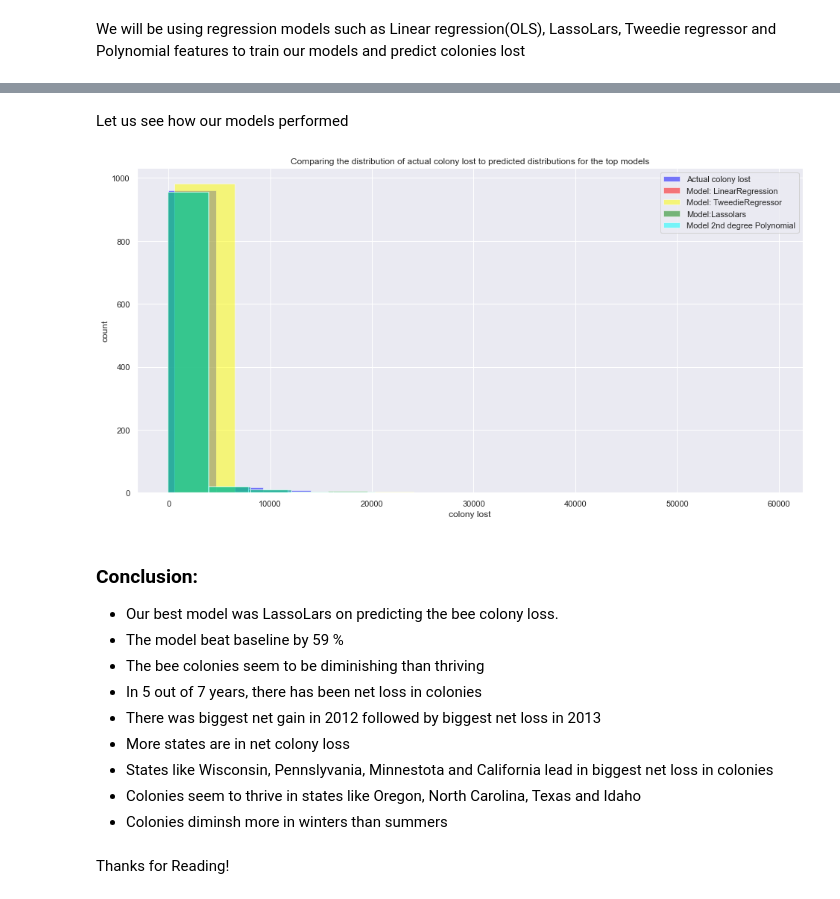
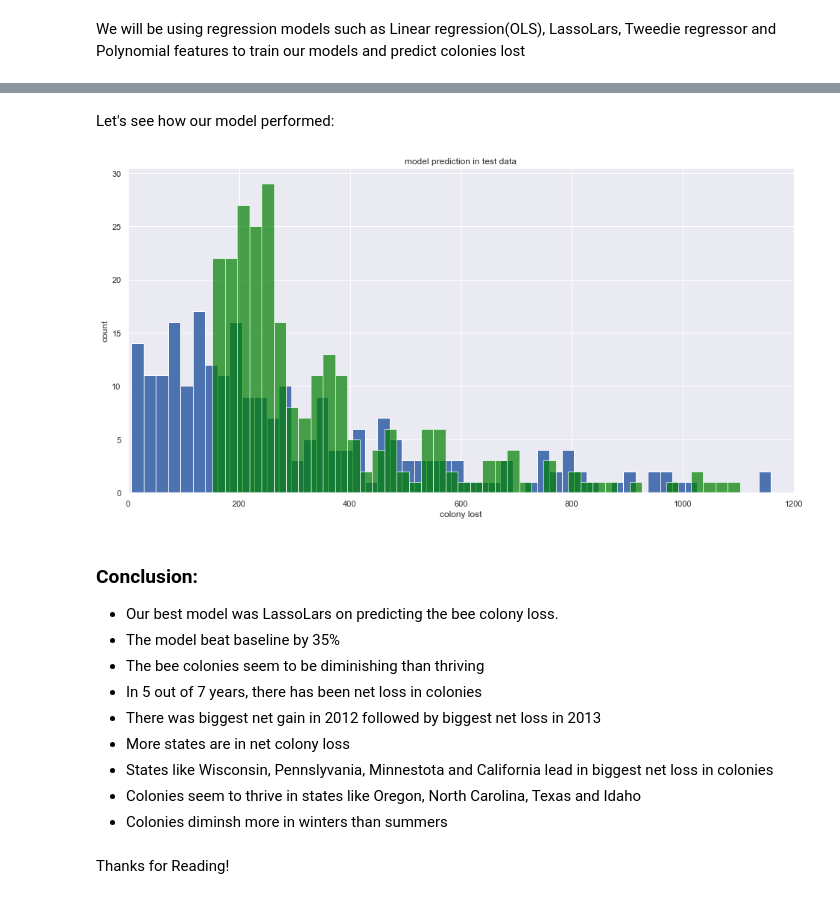
Before and after one commit to Honey-Bee-Roundup-Capstone/Final, a Jupyter notebook: final.ipynb, the cells around one changed output, grey strips where cells are left out. Saved outputs shown, nothing was run; the diff lists cells and outputs as text; code cells hidden in the pictures.

```diff
--- a/final.ipynb
+++ b/final.ipynb
@@ -619,14 +445,15 @@ The RMSE on test dataset is 1731.07 while RMSE on baseline is 2675.28.
 # %% [markdown]
-Let us see how our models performed
+Let's see how our model performed:
-# %%
-explore.model_performace(y_train)
-# %% [output]
-[figure, old version]
+# %%
+#visualise Lassolars model performance
+viz_test_perfomance(y_test)
+# %% [output]
+[figure, added]
 # %% [markdown]
 ### Conclusion:
 
 - Our best model was LassoLars on predicting the bee colony loss.
-- The model beat baseline by 59 %
+- The model beat baseline by 35%
 - The bee colonies seem to be diminishing than thriving
 - In 5 out of 7 years, there has been net loss in colonies
 - There was biggest net gain in 2012 followed by biggest net loss in 2013
```
Also changed, not shown: parts of 26 cells of this notebook, 1 other file.
